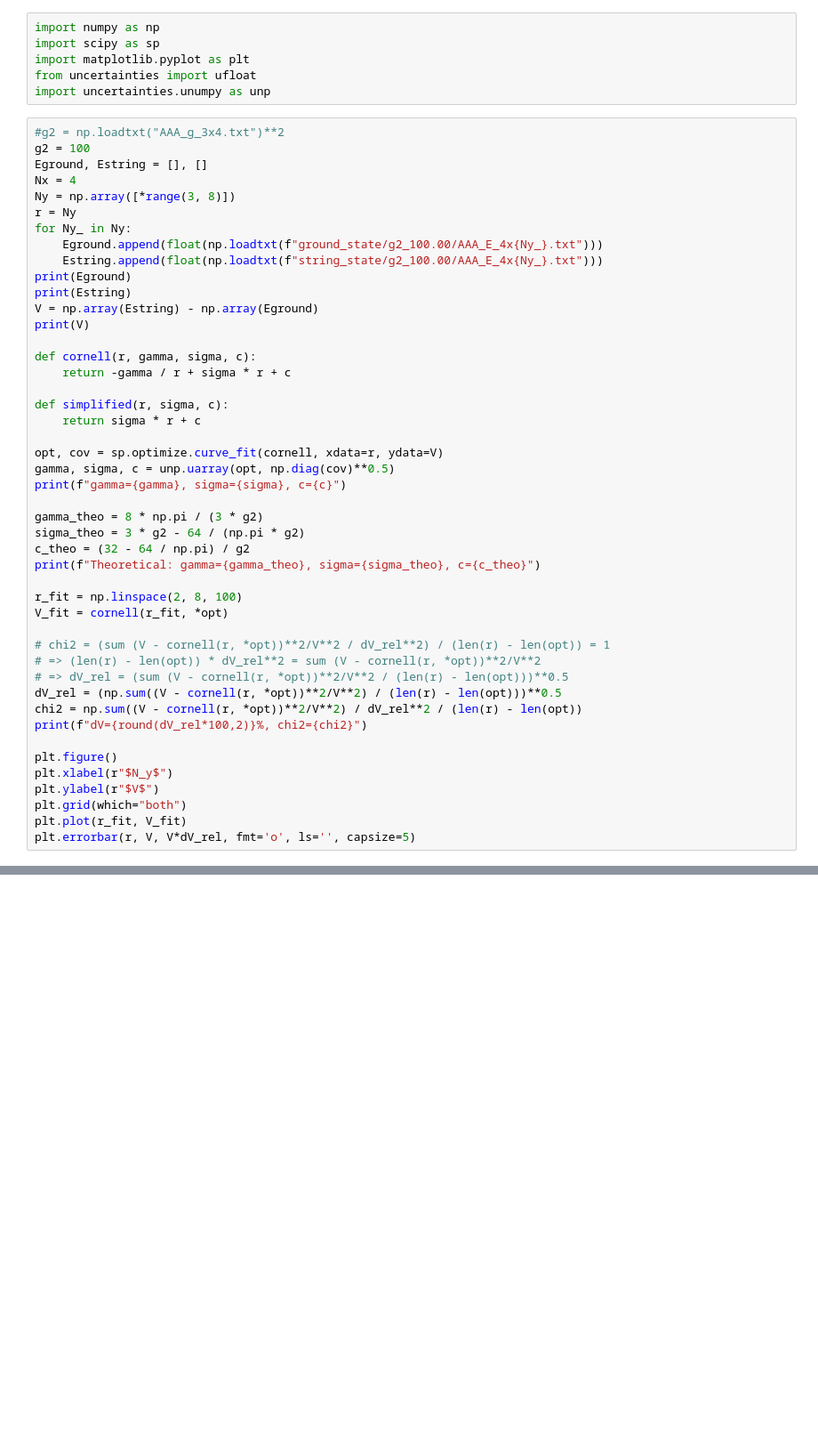
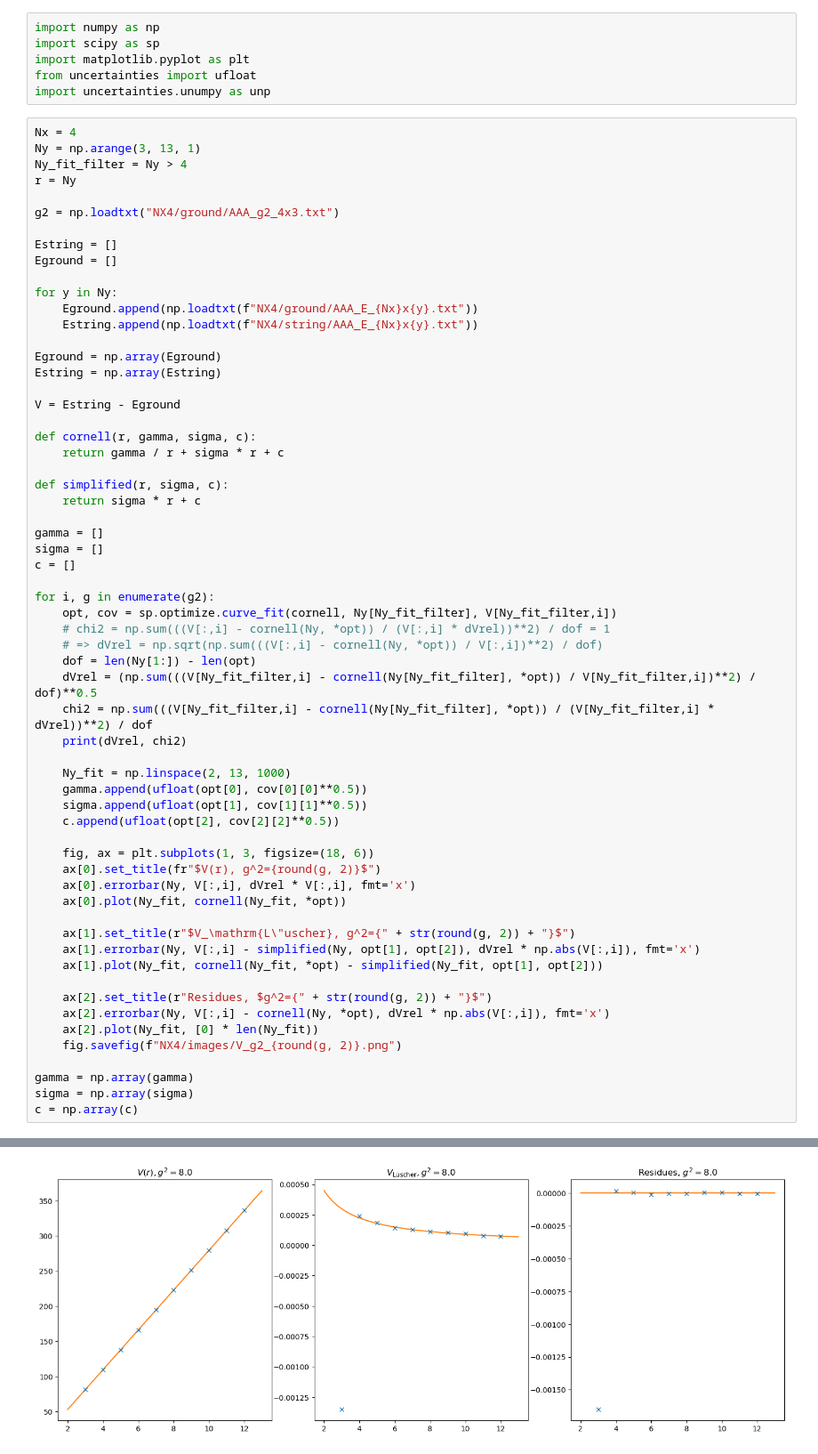
Before and after one commit to Liftuck/SU2_QLM_DMRG, a Jupyter notebook: test.ipynb, the cells around one changed output, grey strips where cells are left out. Shown at 89% size. Saved outputs shown, nothing was run; the diff lists cells and outputs as text; blank space fills up the shorter version.

```diff
--- a/test.ipynb
+++ b/test.ipynb
@@ -5,48 +5,64 @@ import matplotlib.pyplot as plt
 from uncertainties import ufloat
 import uncertainties.unumpy as unp
 # %%
-#g2 = np.loadtxt("AAA_g_3x4.txt")**2
-g2 = 100
-Eground, Estring = [], []
 Nx = 4
-Ny = np.array([*range(3, 8)])
+Ny = np.arange(3, 13, 1)
+Ny_fit_filter = Ny > 4
 r = Ny
-for Ny_ in Ny:
-    Eground.append(float(np.loadtxt(f"ground_state/g2_100.00/AAA_E_4x{Ny_}.txt")))
-    Estring.append(float(np.loadtxt(f"string_state/g2_100.00/AAA_E_4x{Ny_}.txt")))
-print(Eground)
-print(Estring)
-V = np.array(Estring) - np.array(Eground)
-print(V)
+
+g2 = np.loadtxt("NX4/ground/AAA_g2_4x3.txt")
+
+Estring = []
+Eground = []
+
+for y in Ny:
+    Eground.append(np.loadtxt(f"NX4/ground/AAA_E_{Nx}x{y}.txt"))
+    Estring.append(np.loadtxt(f"NX4/string/AAA_E_{Nx}x{y}.txt"))
+
+Eground = np.array(Eground)
+Estring = np.array(Estring)
+
+V = Estring - Eground
 
 def cornell(r, gamma, sigma, c):
-    return -gamma / r + sigma * r + c
+    return gamma / r + sigma * r + c
 
 def simplified(r, sigma, c):
     return sigma * r + c
 
-opt, cov = sp.optimize.curve_fit(cornell, xdata=r, ydata=V)
-gamma, sigma, c = unp.uarray(opt, np.diag(cov)**0.5)
-print(f"gamma={gamma}, sigma={sigma}, c={c}")
+gamma = []
+sigma = []
+c = []
 
-gamma_theo = 8 * np.pi / (3 * g2)
-sigma_theo = 3 * g2 - 64 / (np.pi * g2)
-c_theo = (32 - 64 / np.pi) / g2
-print(f"Theoretical: gamma={gamma_theo}, sigma={sigma_theo}, c={c_theo}")
+for i, g in enumerate(g2):
+    opt, cov = sp.optimize.curve_fit(cornell, Ny[Ny_fit_filter], V[Ny_fit_filter,i])
+    # chi2 = np.sum(((V[:,i] - cornell(Ny, *opt)) / (V[:,i] * dVrel))**2) / dof = 1
+    # => dVrel = np.sqrt(np.sum(((V[:,i] - cornell(Ny, *opt)) / V[:,i])**2) / dof)
+    dof = len(Ny[1:]) - len(opt)
+    dVrel = (np.sum(((V[Ny_fit_filter,i] - cornell(Ny[Ny_fit_filter], *opt)) / V[Ny_fit_filter,i])**2) / dof)**0.5
+    chi2 = np.sum(((V[Ny_fit_filter,i] - cornell(Ny[Ny_fit_filter], *opt)) / (V[Ny_fit_filter,i] * dVrel))**2) / dof
+    print(dVrel, chi2)
 
-r_fit = np.linspace(2, 8, 100)
-V_fit = cornell(r_fit, *opt)
+    Ny_fit = np.linspace(2, 13, 1000)
+    gamma.append(ufloat(opt[0], cov[0][0]**0.5))
+    sigma.append(ufloat(opt[1], cov[1][1]**0.5))
+    c.append(ufloat(opt[2], cov[2][2]**0.5))
 
-# chi2 = (sum (V - cornell(r, *opt))**2/V**2 / dV_rel**2) / (len(r) - len(opt)) = 1
-# => (len(r) - len(opt)) * dV_rel**2 = sum (V - cornell(r, *opt))**2/V**2
-# => dV_rel = (sum (V - cornell(r, *opt))**2/V**2 / (len(r) - len(opt)))**0.5
-dV_rel = (np.sum((V - cornell(r, *opt))**2/V**2) / (len(r) - len(opt)))**0.5
-chi2 = np.sum((V - cornell(r, *opt))**2/V**2) / dV_rel**2 / (len(r) - len(opt))
-print(f"dV={round(dV_rel*100,2)}%, chi2={chi2}")
+    fig, ax = plt.subplots(1, 3, figsize=(18, 6))
+    ax[0].set_title(fr"$V(r), g^2={round(g, 2)}$")
+    ax[0].errorbar(Ny, V[:,i], dVrel * V[:,i], fmt='x')
+    ax[0].plot(Ny_fit, cornell(Ny_fit, *opt))
 
-plt.figure()
-plt.xlabel(r"$N_y$")
-plt.ylabel(r"$V$")
-plt.grid(which="both")
-plt.plot(r_fit, V_fit)
-plt.errorbar(r, V, V*dV_rel, fmt='o', ls='', capsize=5)
+    ax[1].set_title(r"$V_\mathrm{L\"uscher}, g^2={" + str(round(g, 2)) + "}$")
+    ax[1].errorbar(Ny, V[:,i] - simplified(Ny, opt[1], opt[2]), dVrel * np.abs(V[:,i]), fmt='x')
+    ax[1].plot(Ny_fit, cornell(Ny_fit, *opt) - simplified(Ny_fit, opt[1], opt[2]))
+
+    ax[2].set_title(r"Residues, $g^2={" + str(round(g, 2)) + "}$")
+    ax[2].errorbar(Ny, V[:,i] - cornell(Ny, *opt), dVrel * np.abs(V[:,i]), fmt='x')
+    ax[2].plot(Ny_fit, [0] * len(Ny_fit))
+    fig.savefig(f"NX4/images/V_g2_{round(g, 2)}.png")
+
+gamma = np.array(gamma)
+sigma = np.array(sigma)
+c = np.array(c)
+# %% [output]
@@ -52,0 +95 @@ plt.errorbar(r, V, V*dV_rel, fmt='o', ls='', capsize=5)
+[figure, added]
```
Also changed, not shown: parts of 2 cells of this notebook, 8 other files.
